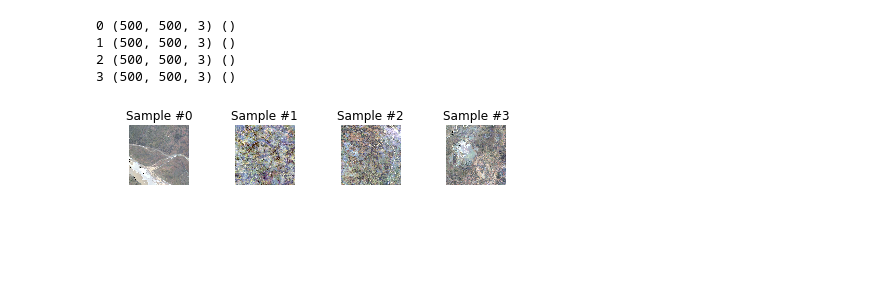
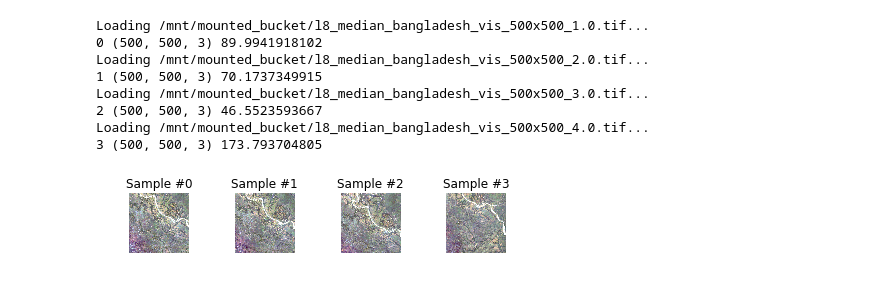
Before and after one commit to chrisyeh96/india-poverty, a Jupyter notebook: pytorch/transfer_learning.ipynb, the cells around one changed output. Saved outputs shown, nothing was run; the diff lists cells and outputs as text; code cells hidden in the pictures; blank space fills up the shorter version.

Commit message:
tiff support for training

```diff
--- a/pytorch/transfer_learning.ipynb
+++ b/pytorch/transfer_learning.ipynb
@@ -21,11 +24,14 @@ import os
 plt.ion()   # interactive mode
 %matplotlib inline
 # %%
-train_data_dir = '/home/echartock03/data/bangladesh_vis_jpgs/train/'
-val_data_dir = '/home/echartock03/data/bangladesh_vis_jpgs/train/'
+#train_data_dir = '/mnt/staff-bucket/'
+#val_data_dir = '/mnt/staff-bucket/'
 
-train_bangladesh_csv_path = '/home/echartock03/predicting-poverty/data/bangladesh_2015_train_fake.csv'
-val_bangladesh_csv_path = '/home/echartock03/predicting-poverty/data/bangladesh_2015_valid_fake.csv'
+train_data_dir = '/mnt/mounted_bucket'
+val_data_dir = '/mnt/mounted_bucket'
+
+train_bangladesh_csv_path = '/home/echartock03/predicting-poverty/data/bangladesh_2015_train.csv'
+val_bangladesh_csv_path = '/home/echartock03/predicting-poverty/data/bangladesh_2015_valid.csv'
 
 
 train_dataset = BangladeshDataset(csv_file=train_bangladesh_csv_path,
@@ -36,30 +42,36 @@ val_dataset = BangladeshDataset(csv_file=val_bangladesh_csv_path,
 image_datasets = {'train': train_dataset, 'val': val_dataset}
 # %%
 # visualize a few images from training set
-
 fig = plt.figure()
 
 for i in range(len(image_datasets['train'])):
     image, label = image_datasets['train'][i]
+    image = np.array(image)
 
-    print(i, np.array(image).shape, label.shape)
+    print(i, image.shape, label)
 
     ax = plt.subplot(1, 4, i + 1)
     plt.tight_layout()
     ax.set_title('Sample #{}'.format(i))
     ax.axis('off')
+
+    # expects images with shape image.shape = (500, 500, 3)
     plt.imshow(image)
     plt.pause(0.001)  # pause a bit so that plots are updated
 
     if i == 3:
         plt.show()
         break
 # %% [output]
-0 (500, 500, 3) ()
-1 (500, 500, 3) ()
-2 (500, 500, 3) ()
-3 (500, 500, 3) ()
+Loading /mnt/mounted_bucket/l8_median_bangladesh_vis_500x500_1.0.tif...
+0 (500, 500, 3) 89.9941918102
+Loading /mnt/mounted_bucket/l8_median_bangladesh_vis_500x500_2.0.tif...
+1 (500, 500, 3) 70.1737349915
+Loading /mnt/mounted_bucket/l8_median_bangladesh_vis_500x500_3.0.tif...
+2 (500, 500, 3) 46.5523593667
+Loading /mnt/mounted_bucket/l8_median_bangladesh_vis_500x500_4.0.tif...
+3 (500, 500, 3) 173.793704805
-[figure, old version]
+[figure, new version]
 # %%
 data_transforms = {
     'train': transforms.Compose([
```
Also changed, not shown: parts of 6 cells of this notebook, 2 other files.
